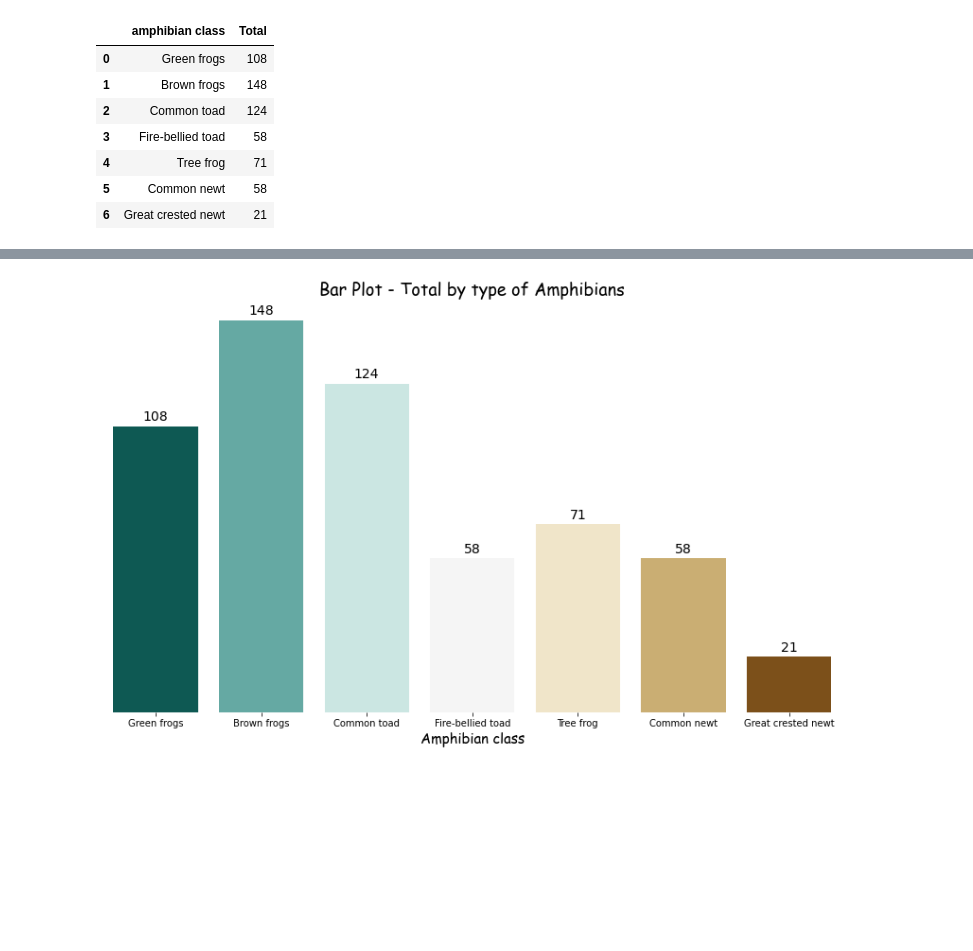
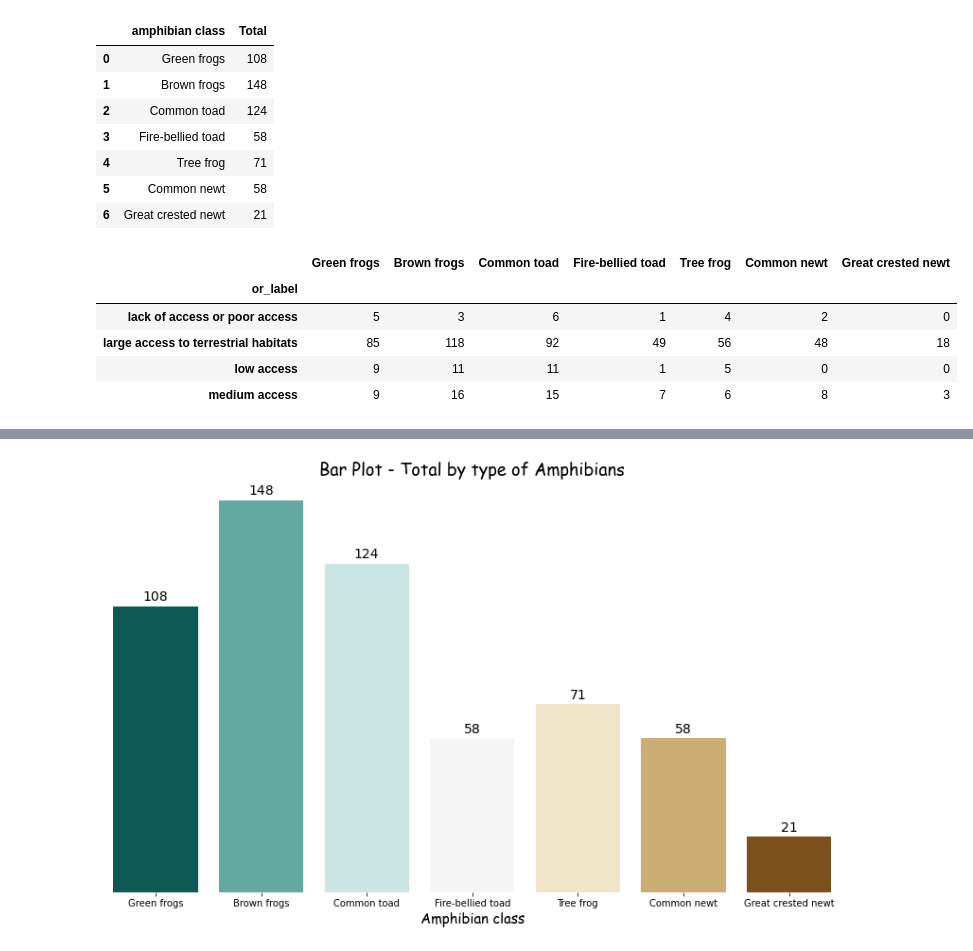
Before and after one commit to Renata-Thomazelli/amphibians, a Jupyter notebook: amphibians-Copy1.ipynb, the cells around one changed output, grey strips where cells are left out. Drawn from its saved outputs; the diff is of its cells as text; code cells hidden in the pictures; blank space fills up the shorter version.

```diff
--- a/amphibians-Copy1.ipynb
+++ b/amphibians-Copy1.ipynb
@@ -284,0 +322,10 @@ amphibians_chart
+# %%
+df_or_label_grouped = df_or_label.groupby('or_label').agg('sum')
+df_or_label_grouped
+# %% [output]
+|  | Green frogs | Brown frogs | Common toad | Fire-bellied toad | Tree frog | Common newt | Great crested newt |
+| or_label |  |  |  |  |  |  |  |
+| lack of access or poor access | 5 | 3 | 6 | 1 | 4 | 2 | 0 |
+| large access to terrestrial habitats | 85 | 118 | 92 | 49 | 56 | 48 | 18 |
+| low access | 9 | 11 | 11 | 1 | 5 | 0 | 0 |
+| medium access | 9 | 16 | 15 | 7 | 6 | 8 | 3 |
```
Also changed, not shown: parts of 14 cells of this notebook, 4 other files.
